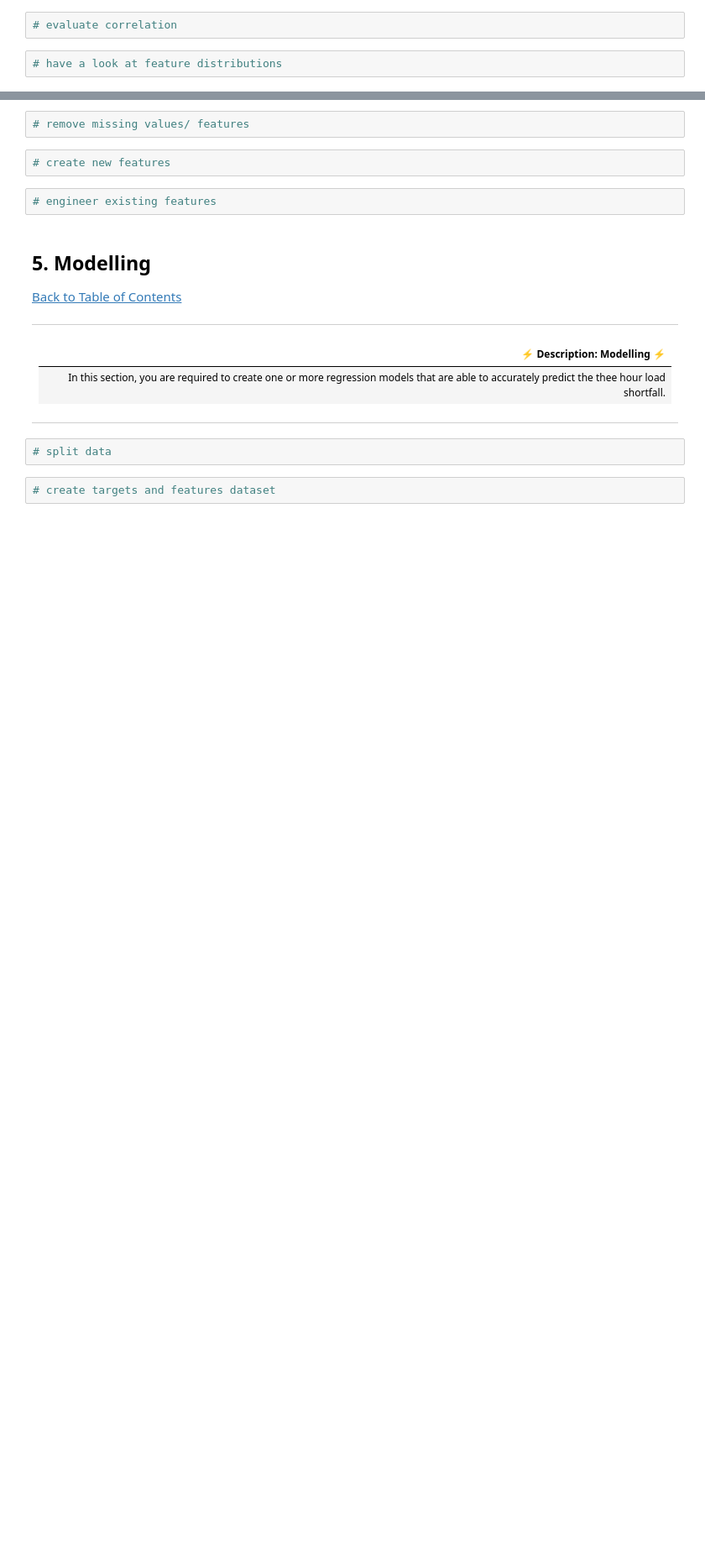
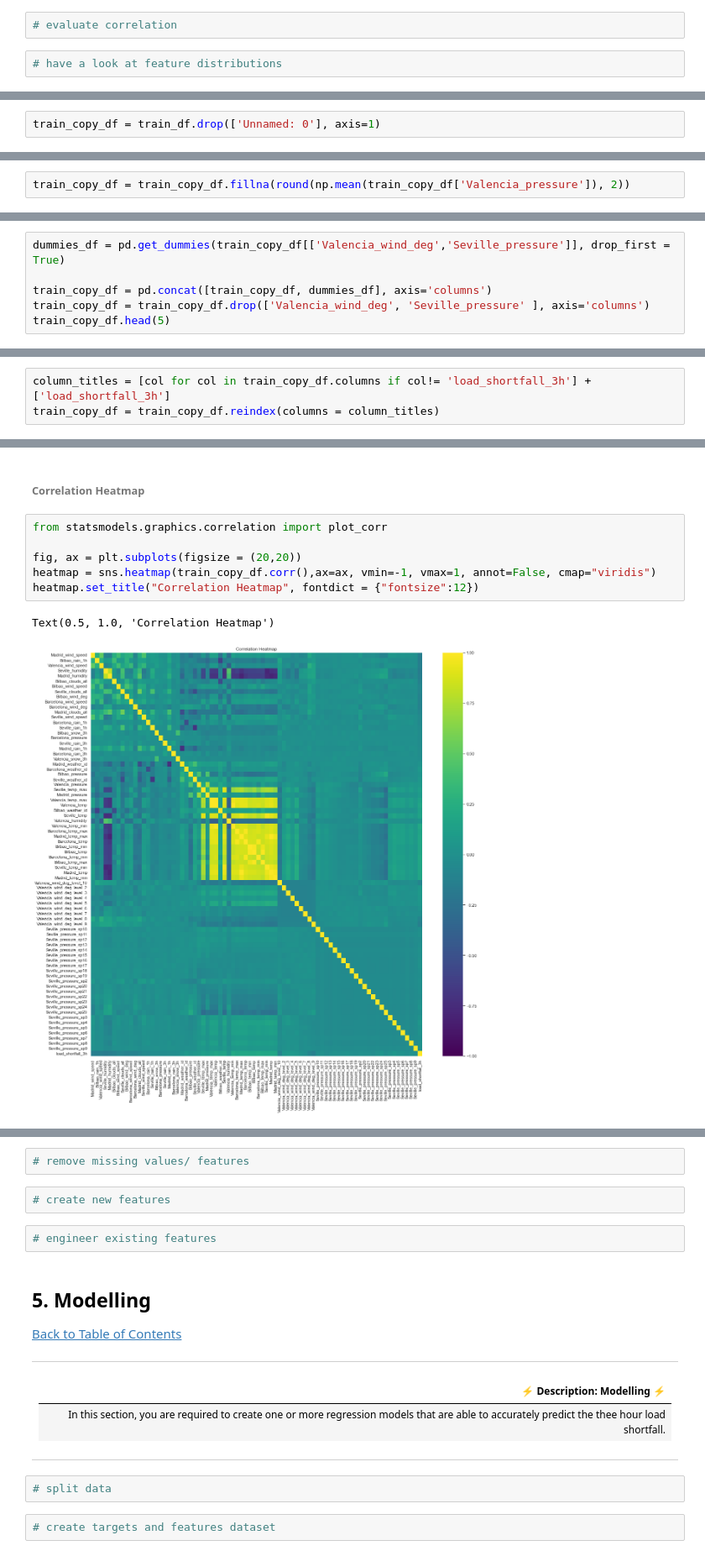
Before and after one commit to KenCBonyo/2110ACDS_ND5, a Jupyter notebook: 2110ACDS_ND5_v0.3.ipynb, the cells around one changed output, grey strips where cells are left out. Shown at 84% size. Saved outputs shown, nothing was run; the diff lists cells and outputs as text; blank space fills up the shorter version.

```diff
--- a/2110ACDS_ND5_v0.3.ipynb
+++ b/2110ACDS_ND5_v0.3.ipynb
@@ -294,0 +409,2 @@ fig.tight_layout(pad=1)
+# %%
+train_copy_df = train_df.drop(['Unnamed: 0'], axis=1)
@@ -294,0 +424,2 @@ fig.tight_layout(pad=1)
+# %%
+train_copy_df = train_copy_df.fillna(round(np.mean(train_copy_df['Valencia_pressure']), 2))
@@ -294,0 +429,6 @@ fig.tight_layout(pad=1)
+# %%
+dummies_df = pd.get_dummies(train_copy_df[['Valencia_wind_deg','Seville_pressure']], drop_first = True)
+
+train_copy_df = pd.concat([train_copy_df, dummies_df], axis='columns')
+train_copy_df = train_copy_df.drop(['Valencia_wind_deg', 'Seville_pressure' ], axis='columns')
+train_copy_df.head(5)
@@ -294,0 +449,3 @@ fig.tight_layout(pad=1)
+# %%
+column_titles = [col for col in train_copy_df.columns if col!= 'load_shortfall_3h'] + ['load_shortfall_3h']
+train_copy_df = train_copy_df.reindex(columns = column_titles)
@@ -294,0 +472,11 @@ fig.tight_layout(pad=1)
+# %% [markdown]
+###### Correlation Heatmap
+# %%
+from statsmodels.graphics.correlation import plot_corr
+
+fig, ax = plt.subplots(figsize = (20,20))
+heatmap = sns.heatmap(train_copy_df.corr(),ax=ax, vmin=-1, vmax=1, annot=False, cmap="viridis")
+heatmap.set_title("Correlation Heatmap", fontdict = {"fontsize":12})
+# %% [output]
+Text(0.5, 1.0, 'Correlation Heatmap')
+[figure, added]
```
Also changed, not shown: parts of 41 cells of this notebook, 2 other files.
